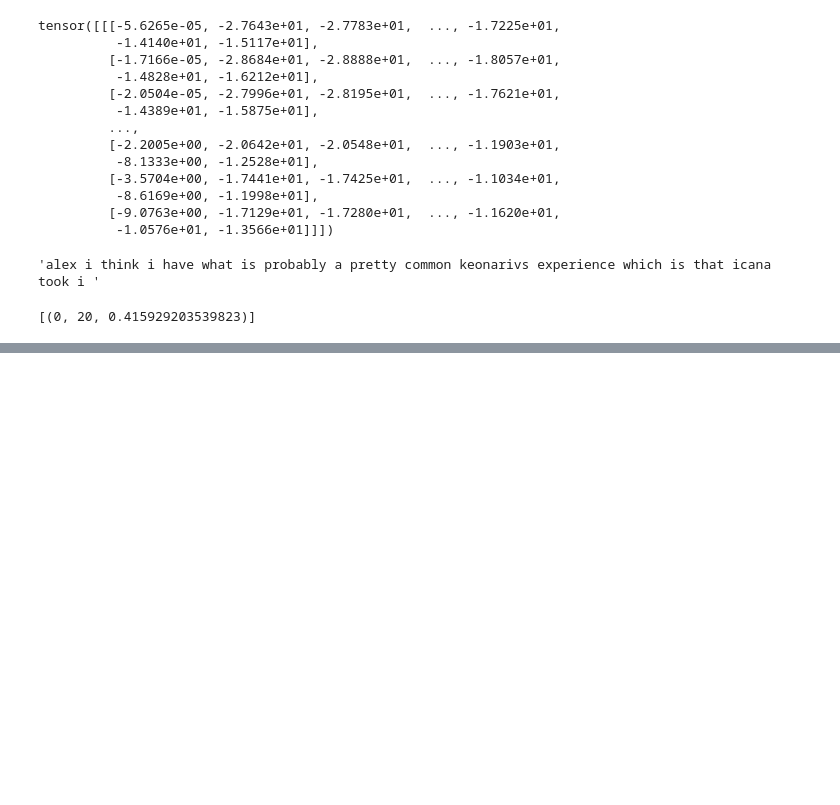
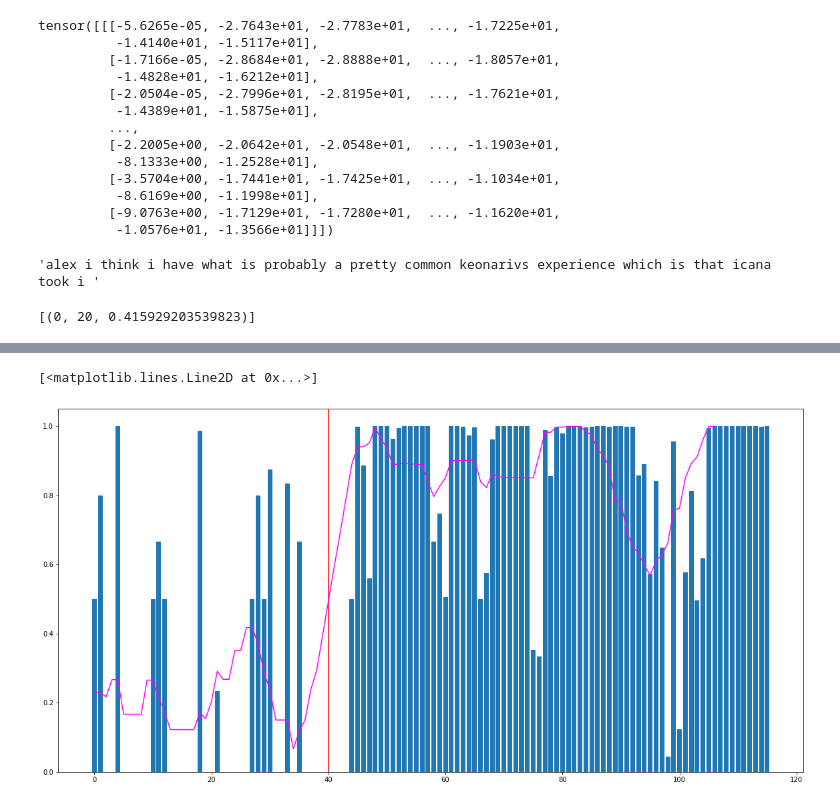
Before and after one commit to feldberlin/timething, a Jupyter notebook: incremental.ipynb, the cells around one changed output, grey strips where cells are left out. Drawn from its saved outputs; the diff is of its cells as text; code cells hidden in the pictures; blank space fills up the shorter version.

```diff
--- a/incremental.ipynb
+++ b/incremental.ipynb
@@ -144,0 +143,16 @@ viz.plot_trellis_with_segments(alignment.trellis, alignment.chars_cleaned, ys[0]
+# %%
+scores = [s.score for s in alignment.chars_cleaned]
+i_start_word = [s.label for s in alignment.words_cleaned].index("alex")
+frame_start = alignment.words_cleaned[i_start_word].start
+i_start_char = [s.start for s in alignment.chars_cleaned].index(frame_start)
+
+w = 10
+smoothed = np.convolve(scores, np.ones(w), 'valid') / w
+
+plt.figure(figsize=(20, 10))
+plt.bar(range(len(scores)), scores)
+plt.axvline(x=i_start_char, color='red')
+plt.plot(smoothed, color="magenta")
+# %% [output]
+[<matplotlib.lines.Line2D at 0x...>]
+[figure, added]
```
Also changed, not shown: parts of 5 cells of this notebook.
